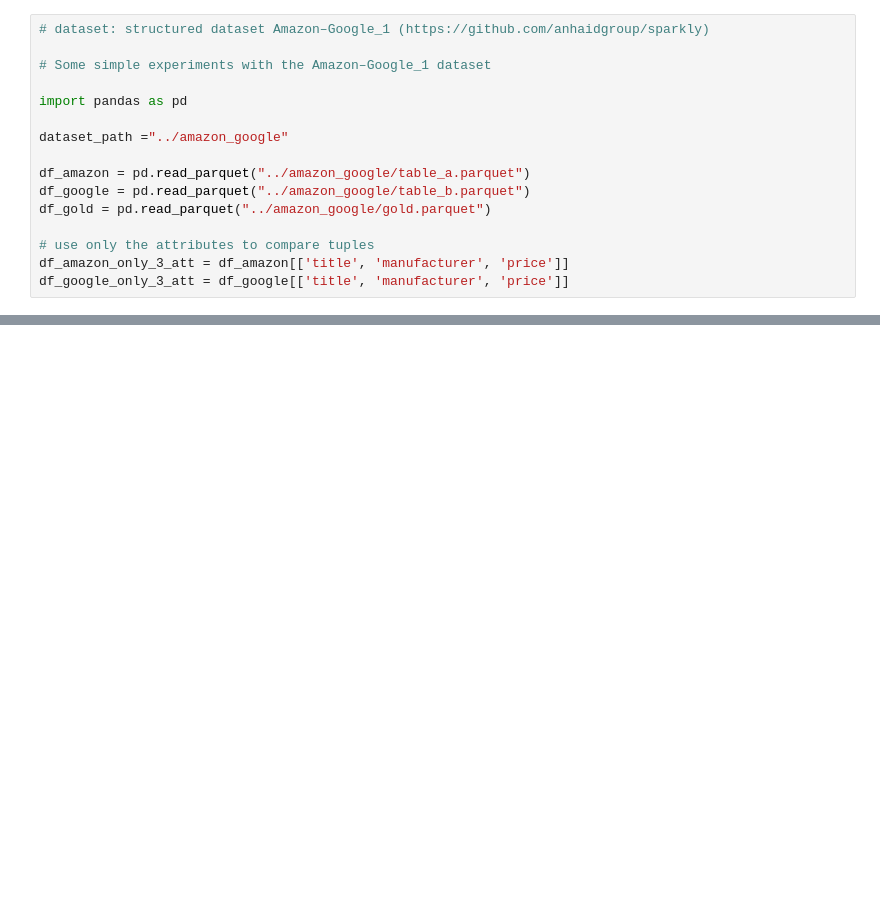
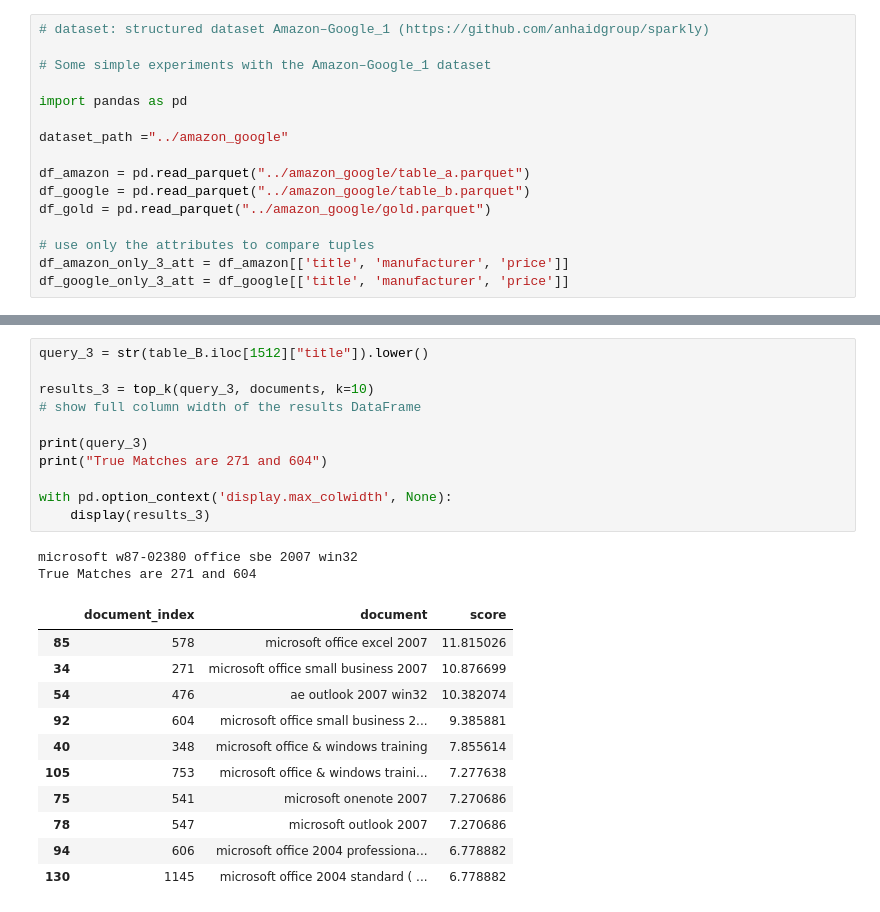
Before and after one commit to justaprog/TF-IDF-Blocking, a Jupyter notebook: notebooks/experiment_1.ipynb, the cells around one changed output, grey strips where cells are left out. Saved outputs shown, nothing was run; the diff lists cells and outputs as text; blank space fills up the shorter version.

```diff
--- a/notebooks/experiment_1.ipynb
+++ b/notebooks/experiment_1.ipynb
@@ -49,0 +244,25 @@ KeyError: 'id'
+# %%
+query_3 = str(table_B.iloc[1512]["title"]).lower()
+
+results_3 = top_k(query_3, documents, k=10)
+# show full column width of the results DataFrame
+
+print(query_3)
+print("True Matches are 271 and 604")
+
+with pd.option_context('display.max_colwidth', None):
+    display(results_3)
+# %% [output]
+microsoft w87-02380 office sbe 2007 win32
+True Matches are 271 and 604
+|  | document_index | document | score |
+| 85 | 578 | microsoft office excel 2007 | 11.815026 |
+| 34 | 271 | microsoft office small business 2007 | 10.876699 |
+| 54 | 476 | ae outlook 2007 win32 | 10.382074 |
+| 92 | 604 | microsoft office small business 2... | 9.385881 |
+| 40 | 348 | microsoft office & windows training | 7.855614 |
+| 105 | 753 | microsoft office & windows traini... | 7.277638 |
+| 75 | 541 | microsoft onenote 2007 | 7.270686 |
+| 78 | 547 | microsoft outlook 2007 | 7.270686 |
+| 94 | 606 | microsoft office 2004 professiona... | 6.778882 |
+| 130 | 1145 | microsoft office 2004 standard ( ... | 6.778882 |
```
Also changed, not shown: parts of 11 cells of this notebook.
